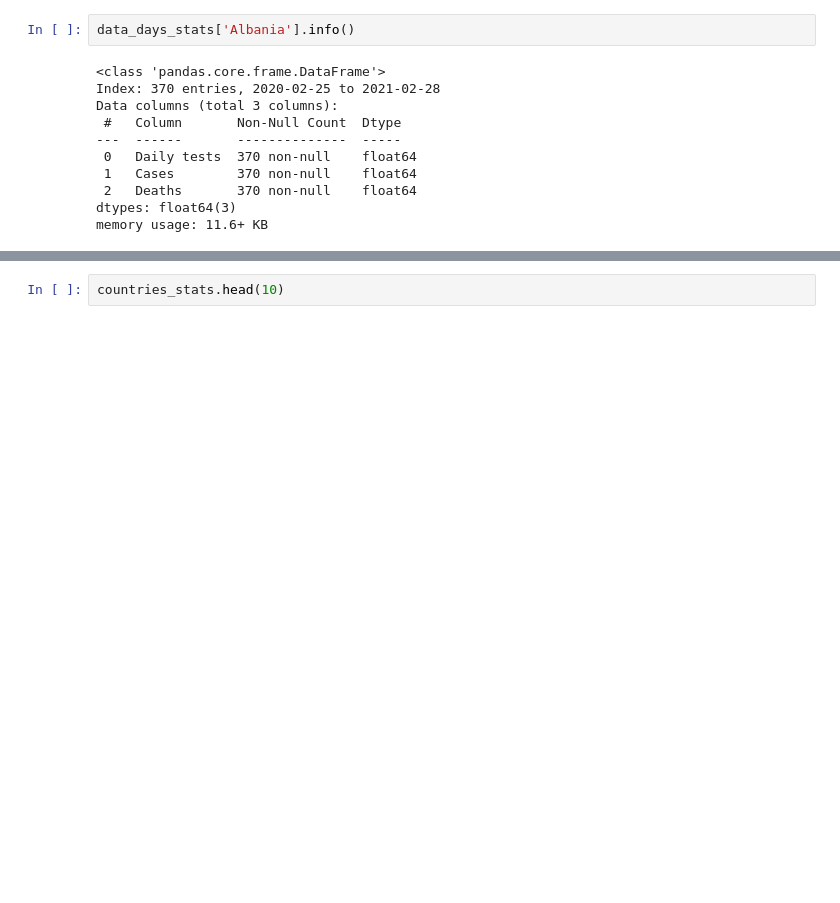
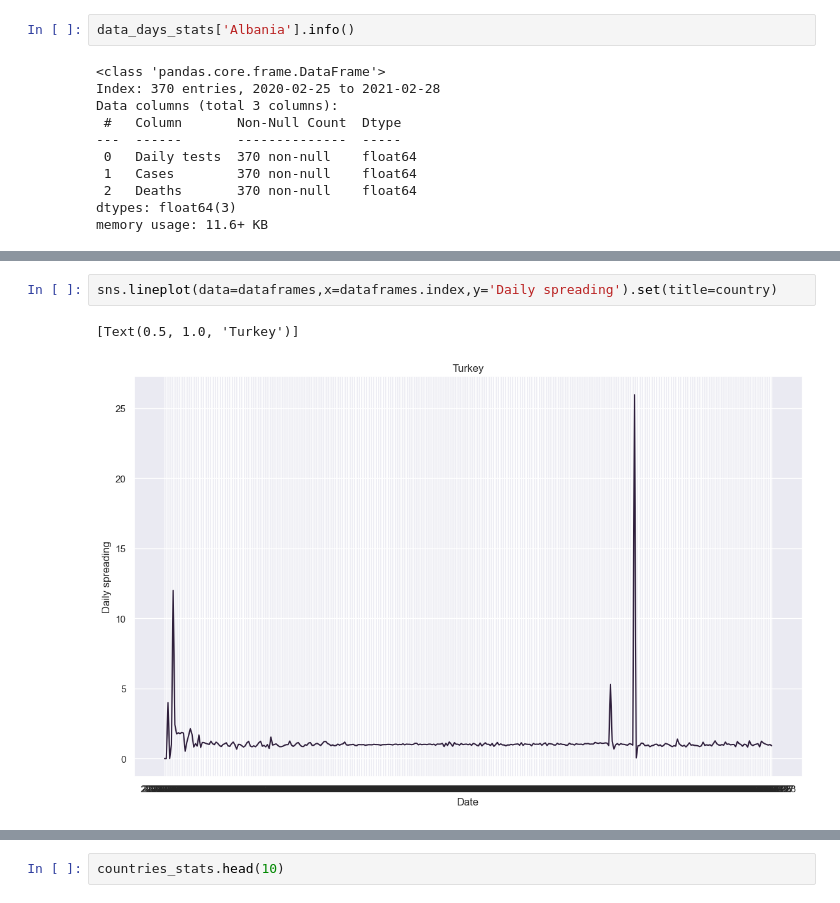
Before and after one commit to Andreas-Ts/Data-Mining-Project-Covid, a Jupyter notebook: Main.ipynb, the cells around one changed output, grey strips where cells are left out. Cells and saved outputs as stored; diff of their text form; blank space fills up the shorter version.

```diff
--- a/Main.ipynb
+++ b/Main.ipynb
@@ -154,3 +177,8 @@ sns.lineplot(data=dataframes,x=dataframes.index,y='Daily cases').set(title=count
+# %%
+sns.lineplot(data=dataframes,x=dataframes.index,y='Daily spreading').set(title=country)
+# %% [output]
+[Text(0.5, 1.0, 'Turkey')]
+[figure, added]
 # %%
 print(data_days_stats['Malta'].head(20))
 print(data_days_stats['Malta'].tail(20))
```
Also changed, not shown: parts of 29 cells of this notebook.
